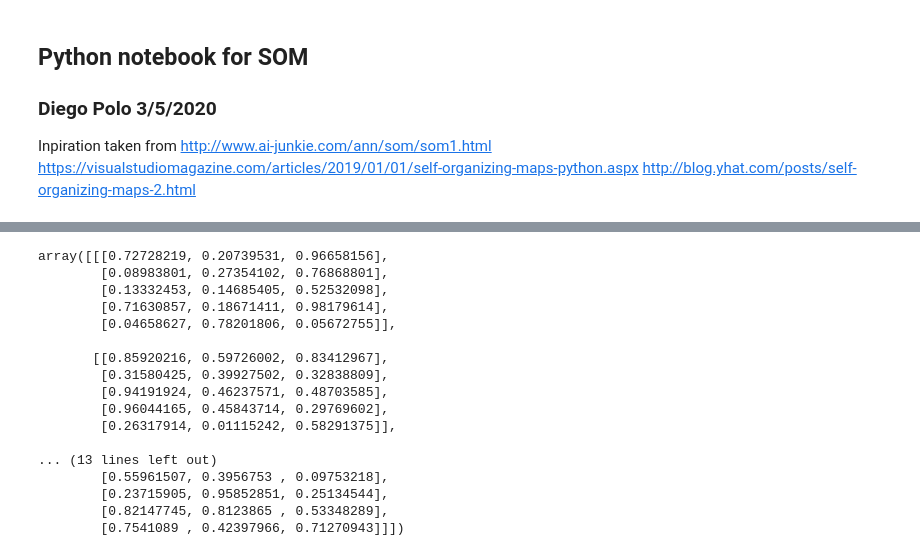
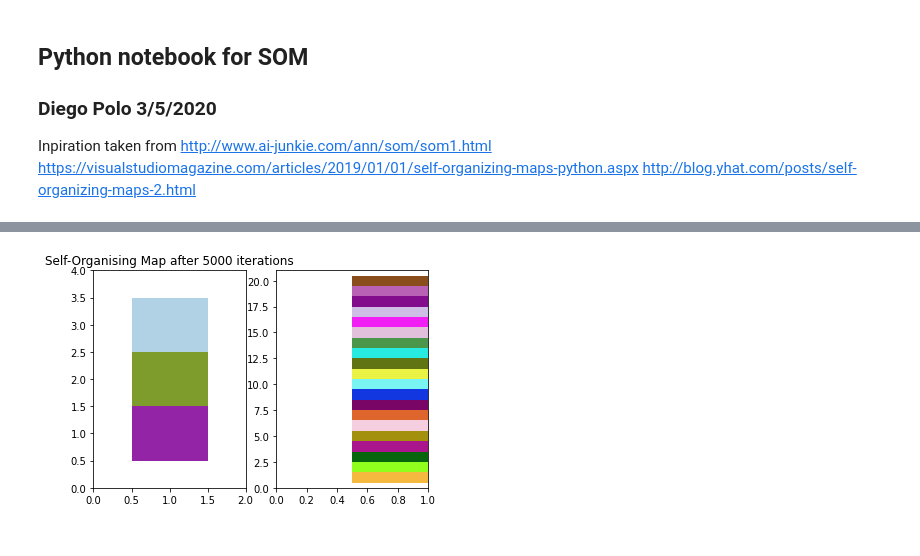
Before and after one commit to dpolob/som, a Jupyter notebook: som.ipynb, the cells around one changed output, grey strips where cells are left out. Drawn from its saved outputs; the diff is of its cells as text; code cells hidden in the pictures.

```diff
--- a/som.ipynb
+++ b/som.ipynb
@@ -20,9 +26,9 @@ print(raw_data.shape)
 # %%
 ## Setup
 
-network_dimensions = np.array([5, 5])
-n_iterations = 2000
-init_learning_rate = 0.01
+network_dimensions = np.array([1, 3])
+n_iterations = 5000
+init_learning_rate = 0.1
 
 m = raw_data.shape[0]
 n = raw_data.shape[1]
@@ -33,7 +39,6 @@ net = np.random.random((network_dimensions[0], network_dimensions[1], m))
 
 # initial neighbourhood radius
 init_radius = max(network_dimensions[0], network_dimensions[1]) / 2
-
 # radius decay parameter
 time_constant = n_iterations / np.log(init_radius)
 # %%
@@ -47,7 +52,7 @@ time_constant = n_iterations / np.log(init_radius)
 data = raw_data
 
 normalise_data = True
-normalise_by_column = True # no need as all colums have same range
+normalise_by_column = False # no need as all colums have same range
 
 # check if data needs to be normalised
 if normalise_data:
@@ -99,7 +104,7 @@ def find_bmu(t, net):
                 x_min = x
                 y_min = y
     # get the vector corresponding to x_min and y_min
-    return (net[x, y, :], x_min, y_min)
+    return (x_min, y_min)
 
 # Move the BMU’s 3D weight vector closer to the input vector in 3D space
 # The formula to update the BMU’s 3D vector is: Wt+1 = Wt + L(Vt-Wt)
@@ -121,16 +126,17 @@ for iteration in range(n_iterations):
     # select a random value of the input vector
     t = data[:, np.random.randint(data.shape[1])].flatten()
     # get bmu and coordinates
-    bmu, x_min, y_min = find_bmu(t, net)
+    x_min, y_min = find_bmu(t, net)
 
 
-    r = decay_radius(init_radius, iteration, lambdaa=0.01)
+    r = decay_radius(init_radius, iteration, lambdaa=n_iterations / (init_radius))
     l = decay_learning_rate(init_learning_rate, iteration, n_iterations)
-
+    print(r,":", l)
     for x in range(net.shape[0]):
         for y in range(net.shape[1]):
             w = net[x, y, :]
             dist = (x - x_min)**2 + (y - y_min)**2
+
             if dist < r**2:
                 w = w + l*(t-w)*influence(dist, r)
-                net[x, y, :] = w
+                net[x, y] = w
@@ -137,20 +161,32 @@ for iteration in range(n_iterations):
-# %%
-net
-# %% [output]
-array([[[0.72728219, 0.20739531, 0.96658156],
-        [0.08983801, 0.27354102, 0.76868801],
-        [0.13332453, 0.14685405, 0.52532098],
-        [0.71630857, 0.18671411, 0.98179614],
-        [0.04658627, 0.78201806, 0.05672755]],
-
-       [[0.85920216, 0.59726002, 0.83412967],
-        [0.31580425, 0.39927502, 0.32838809],
-        [0.94191924, 0.46237571, 0.48703585],
-        [0.96044165, 0.45843714, 0.29769602],
-        [0.26317914, 0.01115242, 0.58291375]],
-
-... (13 lines left out)
-        [0.55961507, 0.3956753 , 0.09753218],
-        [0.23715905, 0.95852851, 0.25134544],
-        [0.82147745, 0.8123865 , 0.53348289],
-        [0.7541089 , 0.42397966, 0.71270943]]])
+# %%
+fig = plt.figure()
+# setup axes
+ax = fig.add_subplot(121)
+bx = fig.add_subplot(122)
+
+ax.set_xlim((0, net.shape[0]+1))
+ax.set_ylim((0, net.shape[1]+1))
+ax.set_title('Self-Organising Map after %d iterations' % n_iterations)
+
+# plot the rectangles
+for x in range(1, net.shape[0] + 1):
+    for y in range(1, net.shape[1] + 1):
+        ax.add_patch(patches.Rectangle((x-0.5, y-0.5), 1, 1,
+                     facecolor=net[x-1,y-1,:],
+                     edgecolor='none'))
+#plt.show()
+
+# setup axes
+bx = fig.add_subplot(122)
+bx.set_xlim((0, 1))
+bx.set_ylim((0, data.shape[1]+1))
+
+# plot the rectangles
+for x in range(1, 2):
+    for y in range(1, data.shape[1] + 1):
+        bx.add_patch(patches.Rectangle((x-0.5, y-0.5), 1, 1,
+                     facecolor=data[:, y-1],
+                     edgecolor='none'))
+plt.show()
+# %% [output]
+[figure, added]
```
Also changed, not shown: parts of 2 cells of this notebook.
